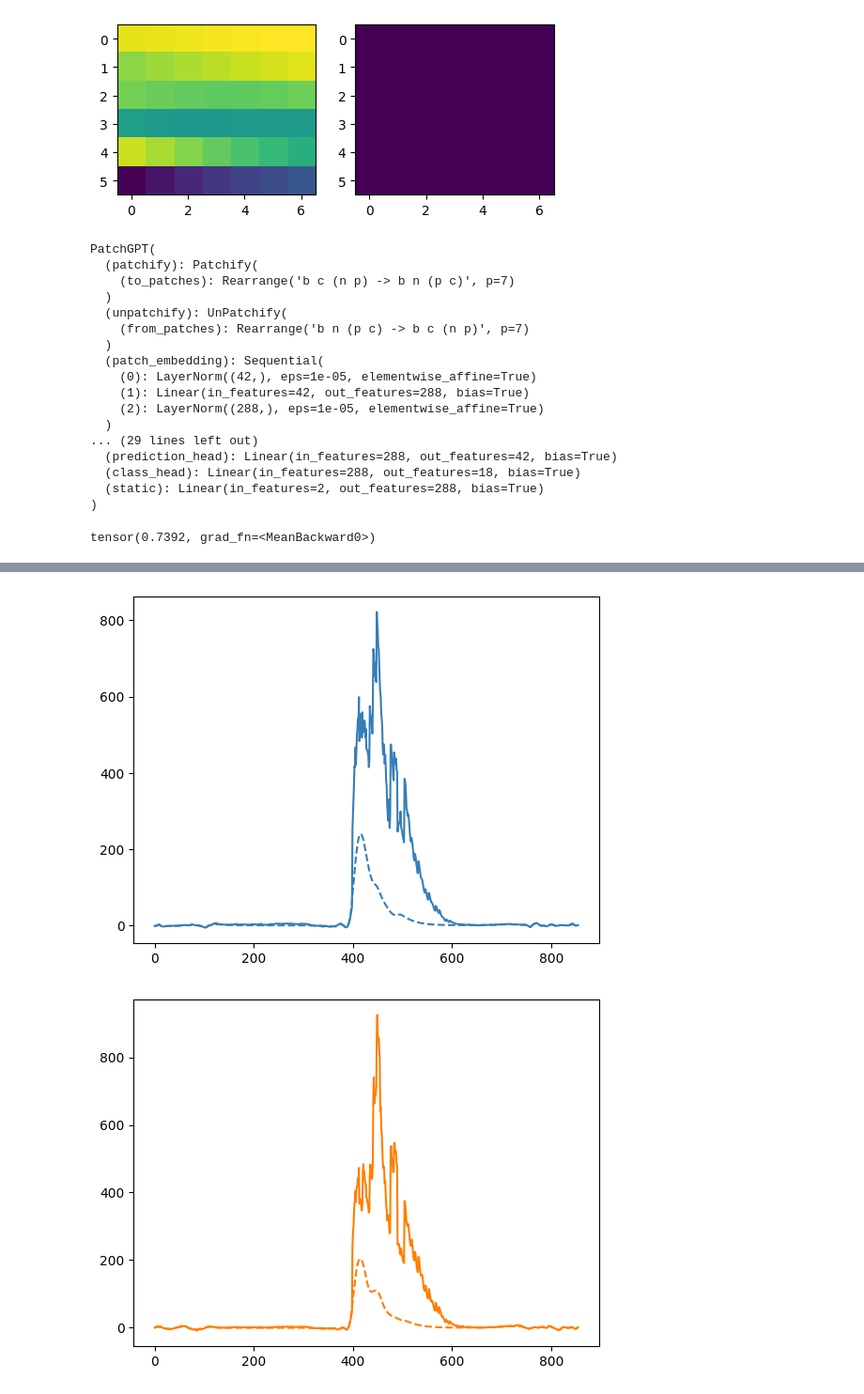
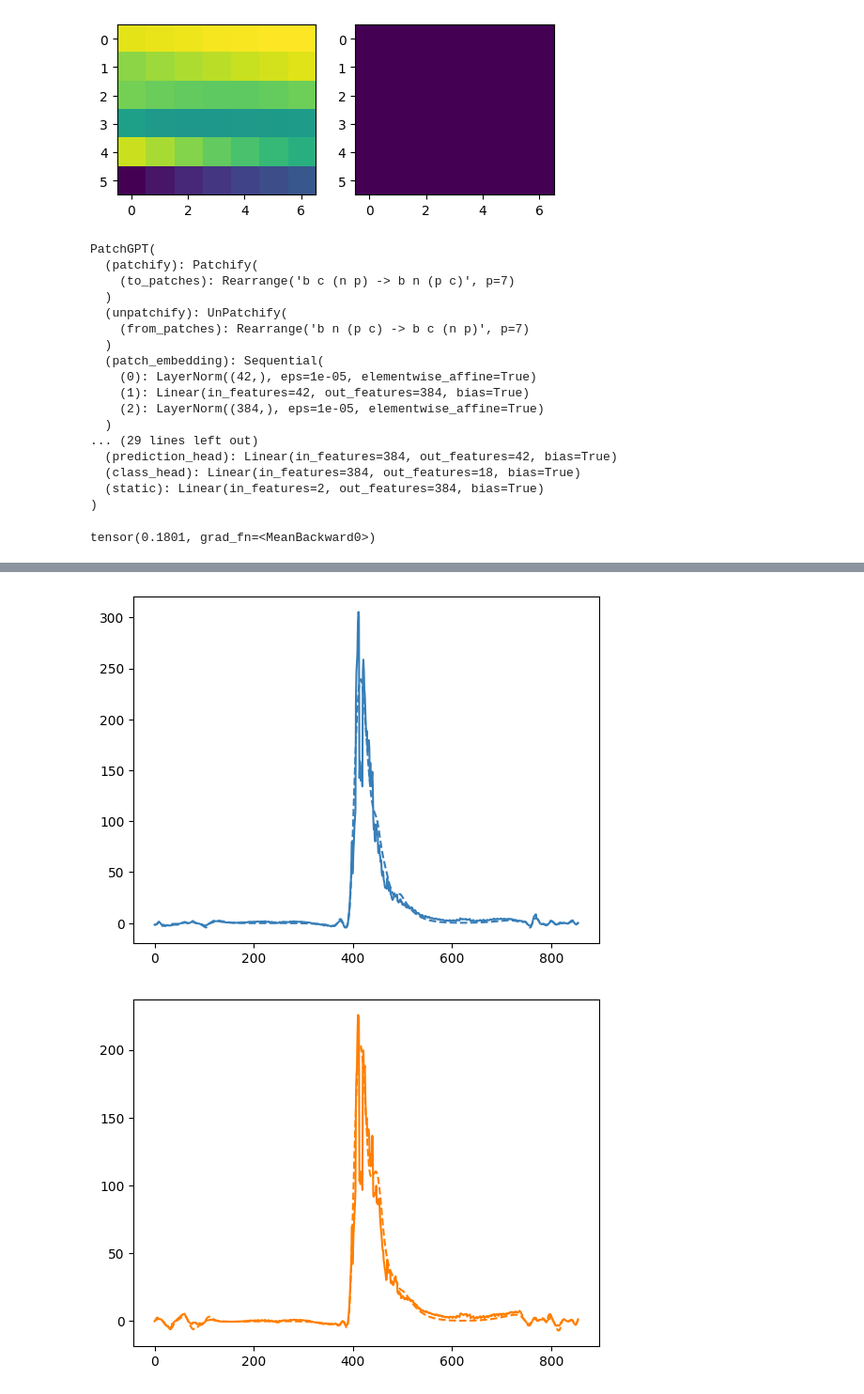
Before and after one commit to adammoss/gpt-ts, a Jupyter notebook: tokenizer.ipynb, the cells around one changed output, grey strips where cells are left out. Shown at 94% size. Saved outputs shown, nothing was run; the diff lists cells and outputs as text; code cells hidden in the pictures.

```diff
--- a/tokenizer.ipynb
+++ b/tokenizer.ipynb
@@ -59,9 +59,9 @@ for i in range(3):
 [figure]
 [figure]
 # %%
-patchify = PatchGPT.from_pretrained('adammoss/patch-pretrain-mask-4')
+patchify = PatchGPT.from_pretrained('adammoss/patch-pretrain-mask-5')
 # %%
-patchify.random_mask_ratio = 0.9
+patchify.random_mask_ratio = 0.5
 # %%
 patchify.eval()
 # %% [output]
@@ -74,13 +74,13 @@ PatchGPT(
   )
   (patch_embedding): Sequential(
     (0): LayerNorm((42,), eps=1e-05, elementwise_affine=True)
-    (1): Linear(in_features=42, out_features=288, bias=True)
-    (2): LayerNorm((288,), eps=1e-05, elementwise_affine=True)
+    (1): Linear(in_features=42, out_features=384, bias=True)
+    (2): LayerNorm((384,), eps=1e-05, elementwise_affine=True)
   )
 ... (29 lines left out)
-  (prediction_head): Linear(in_features=288, out_features=42, bias=True)
-  (class_head): Linear(in_features=288, out_features=18, bias=True)
-  (static): Linear(in_features=2, out_features=288, bias=True)
+  (prediction_head): Linear(in_features=384, out_features=42, bias=True)
+  (class_head): Linear(in_features=384, out_features=18, bias=True)
+  (static): Linear(in_features=2, out_features=384, bias=True)
 )
 # %%
 x = torch.tensor(np.expand_dims(np.arcsinh(sampled_obs), 0), dtype=torch.float32).transpose(1, 2)
@@ -90,9 +90,9 @@ output = patchify(x, attention_mask=mask)
 # %%
 output.loss
 # %% [output]
-tensor(0.7392, grad_fn=<MeanBackward0>)
+tensor(0.1801, grad_fn=<MeanBackward0>)
 # %%
-for i in range(5):
+for i in range(6):
     plt.plot(sampled_times, np.sinh(output.x_pred.detach().numpy()[0,0:sampled_times.shape[0],i]), color=config['pb_colors'][i])
     plt.plot(sampled_times, (sampled_obs[i,:]), color=config['pb_colors'][i], linestyle='--')
     plt.show()
@@ -103,2 +103,2 @@ for i in range(5):
-[figure, old version]
+[figure, new version]
-[figure, old version]
+[figure, new version]
```
Also changed, not shown: parts of 2 cells of this notebook, 2 other files.
